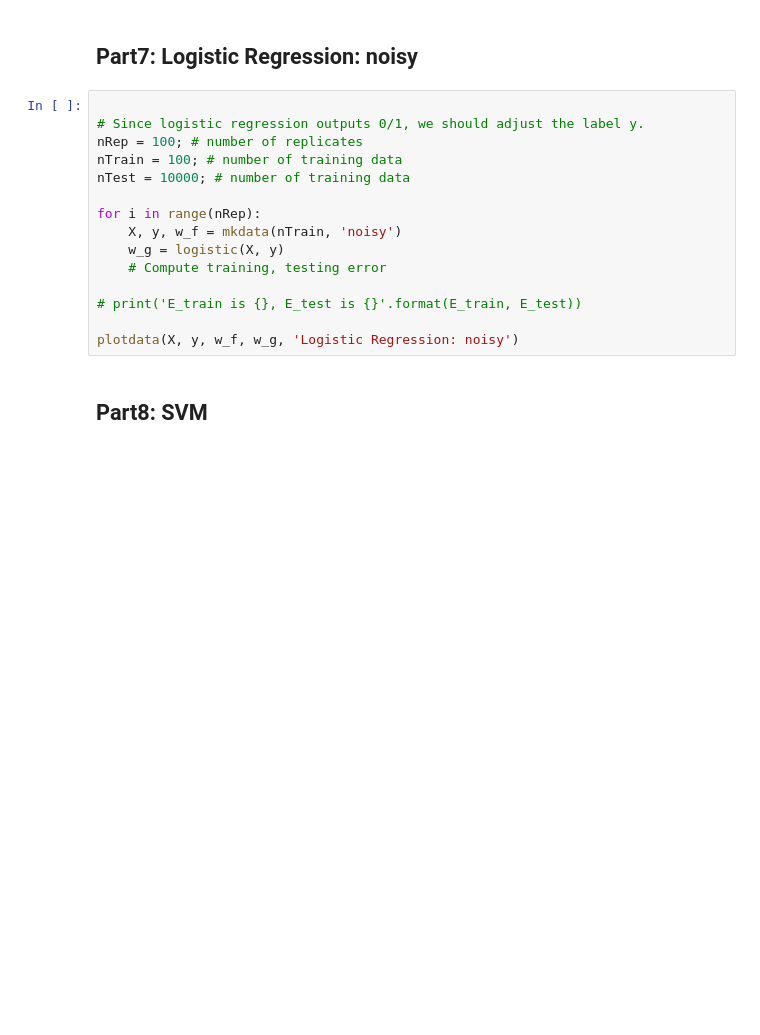
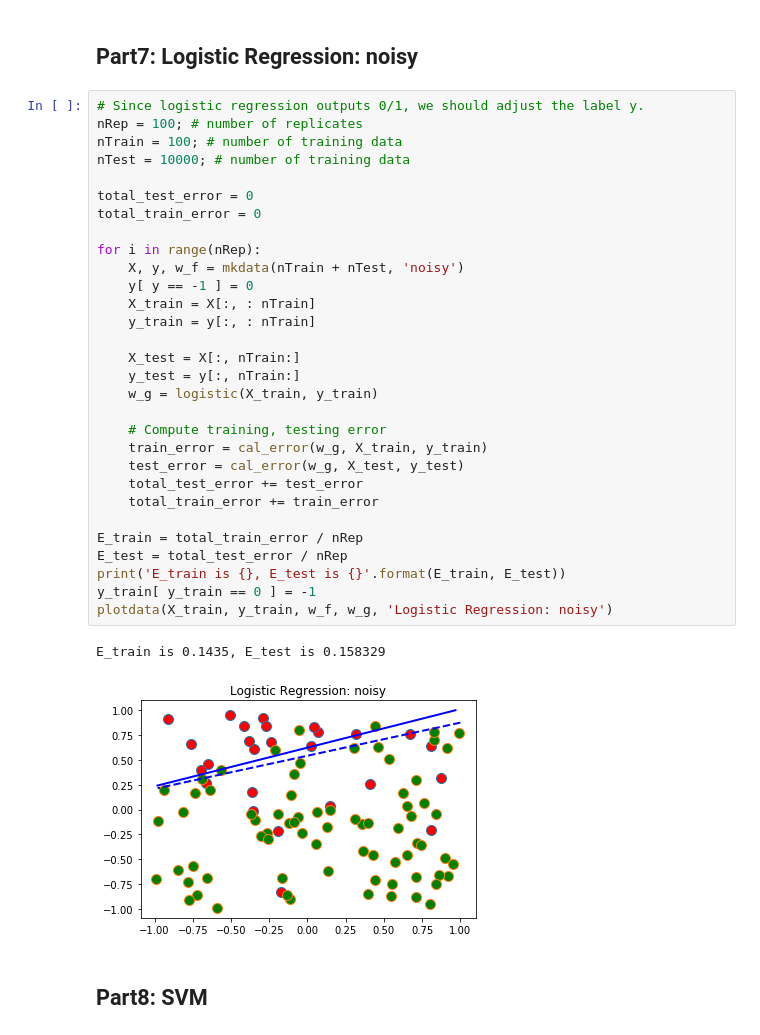
Before and after one commit to Cjkkkk/data_mining_homework, a Jupyter notebook: hw2/linear-models/run.ipynb, the cells around one changed output. Cells and saved outputs as stored; diff of their text form; blank space fills up the shorter version.

```diff
--- a/hw2/linear-models/run.ipynb
+++ b/hw2/linear-models/run.ipynb
@@ -249,20 +278,38 @@ plotdata(X, y, w_f, w_g, 'Logistic Regression')
 # %% [markdown]
 ## Part7: Logistic Regression: noisy
 # %%
-
 # Since logistic regression outputs 0/1, we should adjust the label y.
 nRep = 100; # number of replicates
 nTrain = 100; # number of training data
 nTest = 10000; # number of training data
 
+total_test_error = 0
+total_train_error = 0
+
 for i in range(nRep):
-    X, y, w_f = mkdata(nTrain, 'noisy')
-    w_g = logistic(X, y)
+    X, y, w_f = mkdata(nTrain + nTest, 'noisy')
+    y[ y == -1 ] = 0
+    X_train = X[:, : nTrain]
+    y_train = y[:, : nTrain]
+
+    X_test = X[:, nTrain:]
+    y_test = y[:, nTrain:]
+    w_g = logistic(X_train, y_train)
+
     # Compute training, testing error
+    train_error = cal_error(w_g, X_train, y_train)
+    test_error = cal_error(w_g, X_test, y_test)
+    total_test_error += test_error
+    total_train_error += train_error
 
-# print('E_train is {}, E_test is {}'.format(E_train, E_test))
-
-plotdata(X, y, w_f, w_g, 'Logistic Regression: noisy')
+E_train = total_train_error / nRep
+E_test = total_test_error / nRep
+print('E_train is {}, E_test is {}'.format(E_train, E_test))
+y_train[ y_train == 0 ] = -1
+plotdata(X_train, y_train, w_f, w_g, 'Logistic Regression: noisy')
+# %% [output]
+E_train is 0.1435, E_test is 0.158329
+[figure, added]
 # %% [markdown]
 ## Part8: SVM
 # %%
```
Also changed, not shown: parts of 8 cells of this notebook, 32 other files.
